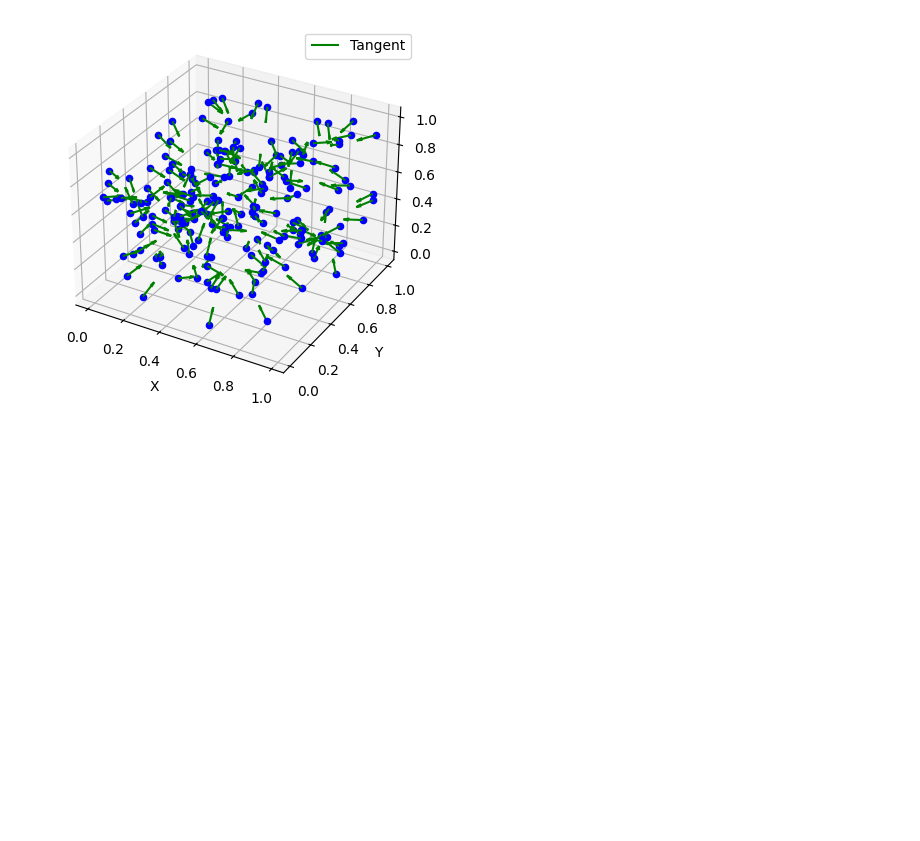
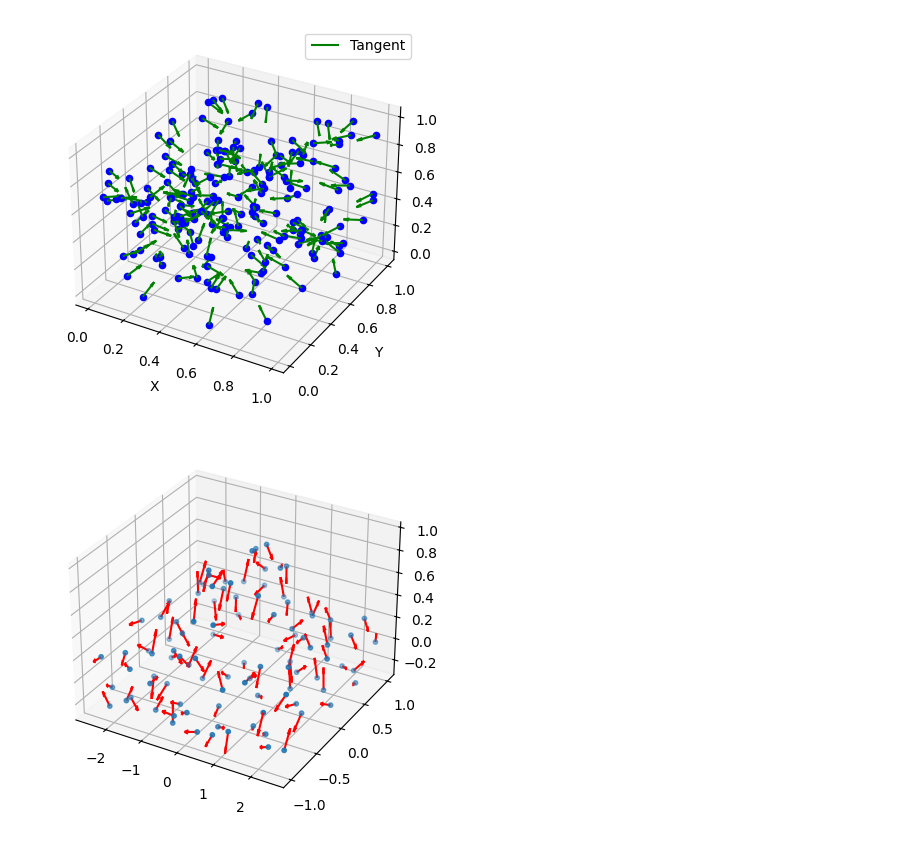
Before and after one commit to vinca0224/3D, a Jupyter notebook: tangent.ipynb, the cells around one changed output. Cells and saved outputs as stored; diff of their text form; code cells hidden in the pictures; blank space fills up the shorter version.

```diff
--- a/tangent.ipynb
+++ b/tangent.ipynb
@@ -170,3 +174,64 @@ tangent_vectors = compute_tangent_vectors(points, k=10)
 plot_tangent_vectors(points, tangent_vectors, sample_rate=1)
 # %% [output]
 [figure]
+# %%
+import matplotlib.pyplot as plt
+from mpl_toolkits.mplot3d import Axes3D
+import numpy as np
+from scipy.spatial import distance
+from scipy.stats import entropy
+import trimesh
+
+# 점들 간의 거리 기반 엔트로피 계산 함수
+def calculate_entropy(points):
+    dists = distance.pdist(points)
+    hist, bin_edges = np.histogram(dists, bins=10, density=True)
+    return entropy(hist)
+
+# 점 이동 함수 (탄젠트 벡터 방향으로 일정 거리를 이동)
+def move_points(points, tangent_vectors, step_size):
+    new_points = points + step_size * tangent_vectors
+    return new_points
+
+# 애니메이션 업데이트 함수 (점 이동 + 엔트로피 계산)
+def update(num, points, tangent_vectors, ax):
+    moved_points = move_points(points, tangent_vectors, step_size=0.01)
+    ent = calculate_entropy(moved_points)
+    ax.cla()
+    ax.scatter(moved_points[:, 0], moved_points[:, 1], moved_points[:, 2], marker='o', s=10, label="Points")
+    num_points = min(len(moved_points), len(tangent_vectors))
+
+    for i in range(num_points):
+        ax.quiver(moved_points[i, 0], moved_points[i, 1], moved_points[i, 2],
+                  tangent_vectors[i, 0], tangent_vectors[i, 1], tangent_vectors[i, 2],
+                  length=0.5, color='r')
+
+    ax.set_title(f"Entropy: {ent:.4f}")
+    ax.set_xlabel('X')
+    ax.set_ylabel('Y')
+    ax.set_zlabel('Z')
+    plt.draw()
+    return moved_points, ent
+
+# STL 파일 로드 및 샘플링
+model = trimesh.load('./obj/model.stl')
+samples = trimesh.sample.sample_surface_even(model, 100)
+sorted_points = samples[0]
+
+# 3D 플롯 생성
+fig = plt.figure()
+ax = fig.add_subplot(111, projection='3d')
+
+# 점 그리기
+ax.scatter(sorted_points[:, 0], sorted_points[:, 1], sorted_points[:, 2], marker='o', s=10, label="Points")
+
+# 각 점에서 탄젠트 벡터 그리기
+num_points = min(len(sorted_points), len(tangent_vectors))  # 두 배열 크기 맞추기
+for i in range(num_points):
+    ax.quiver(sorted_points[i, 0], sorted_points[i, 1], sorted_points[i, 2],
+              tangent_vectors[i, 0], tangent_vectors[i, 1], tangent_vectors[i, 2],
+              length=0.2, color='r')
+
+plt.show()
+# %% [output]
+[figure, added]
```
Also changed, not shown: parts of 1 cell of this notebook, 1 other file.
